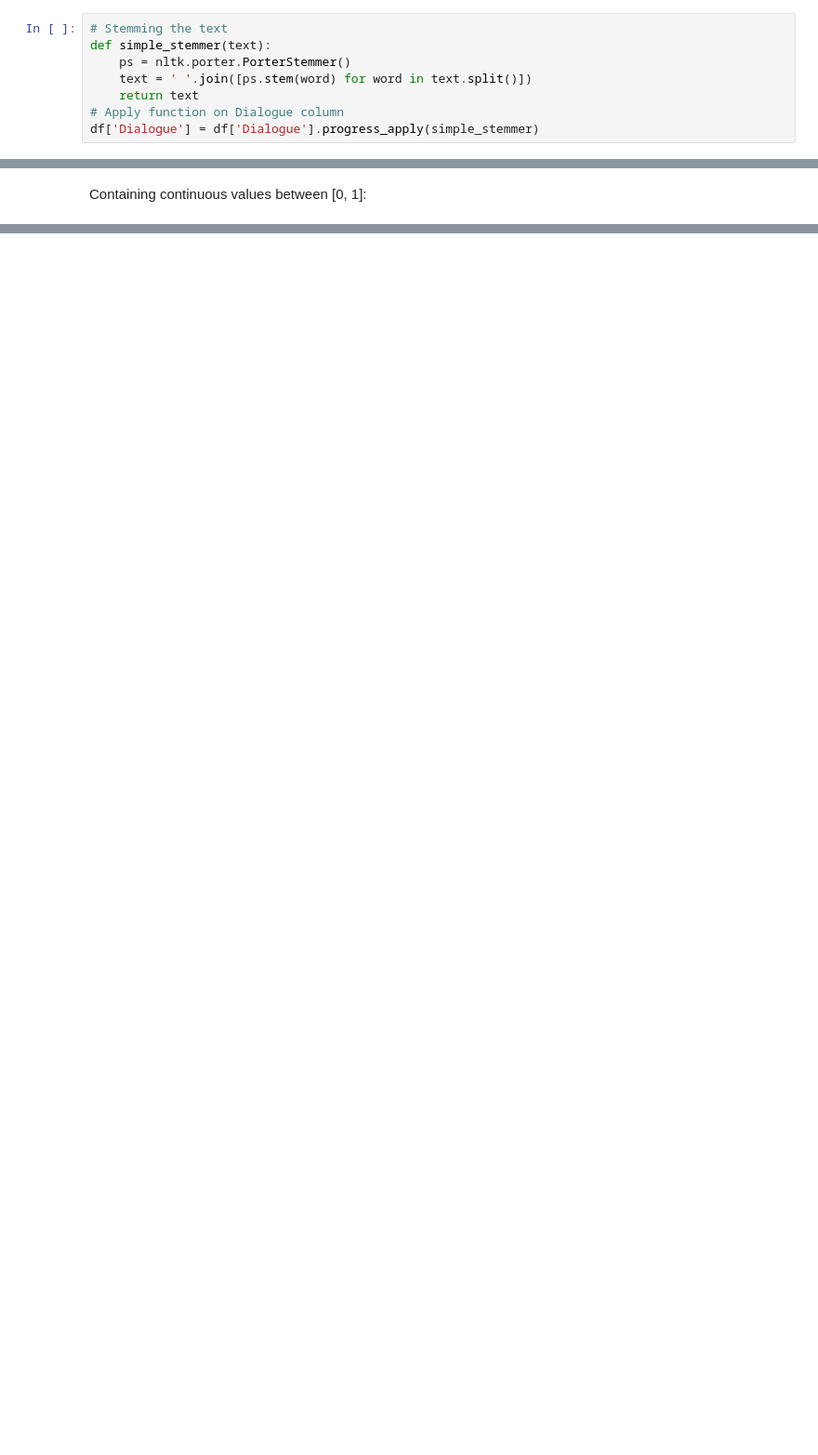
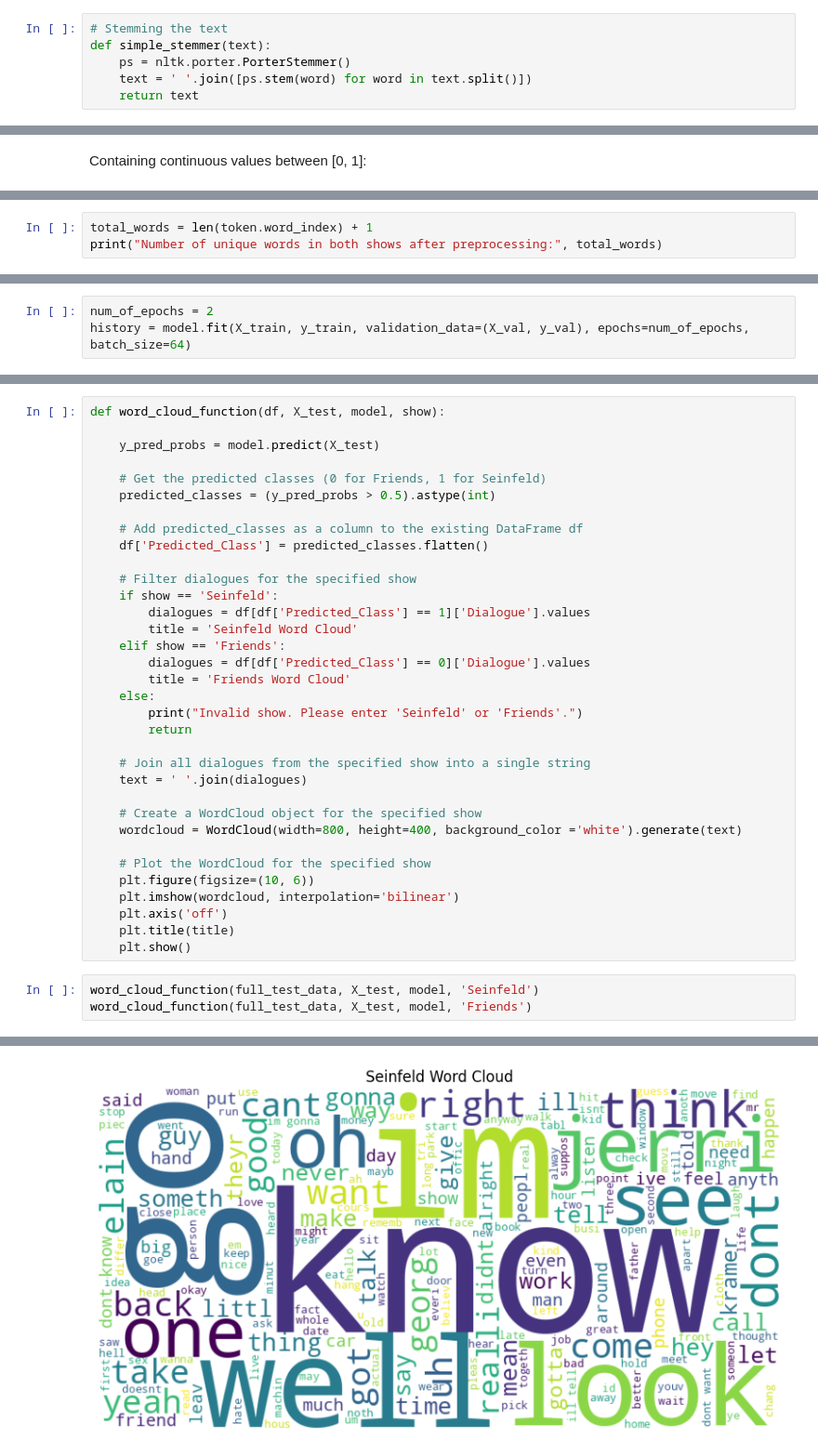
Before and after one commit to ShirazIsraeli/Anomly-Detection-In-Communication-Networks-, a Jupyter notebook: Assignment II - NLP/Assignment_II_Group_4.ipynb, the cells around one changed output, grey strips where cells are left out. Shown at 93% size. Cells and saved outputs as stored; diff of their text form; blank space fills up the shorter version.

```diff
--- a/Assignment II - NLP/Assignment_II_Group_4.ipynb
+++ b/Assignment II - NLP/Assignment_II_Group_4.ipynb
@@ -336,5 +391,3 @@ def simple_stemmer(text):
     ps = nltk.porter.PorterStemmer()
     text = ' '.join([ps.stem(word) for word in text.split()])
     return text
-# Apply function on Dialogue column
-df['Dialogue'] = df['Dialogue'].progress_apply(simple_stemmer)
@@ -477,0 +571,3 @@ print(x_train_tv[0])
+# %%
+total_words = len(token.word_index) + 1
+print("Number of unique words in both shows after preprocessing:", total_words)
@@ -477,0 +646,3 @@ print(x_train_tv[0])
+# %%
+num_of_epochs = 2
+history = model.fit(X_train, y_train, validation_data=(X_val, y_val), epochs=num_of_epochs, batch_size=64)
@@ -477,0 +760,38 @@ print(x_train_tv[0])
+# %%
+def word_cloud_function(df, X_test, model, show):
+
+    y_pred_probs = model.predict(X_test)
+
+    # Get the predicted classes (0 for Friends, 1 for Seinfeld)
+    predicted_classes = (y_pred_probs > 0.5).astype(int)
+
+    # Add predicted_classes as a column to the existing DataFrame df
+    df['Predicted_Class'] = predicted_classes.flatten()
+
+    # Filter dialogues for the specified show
+    if show == 'Seinfeld':
+        dialogues = df[df['Predicted_Class'] == 1]['Dialogue'].values
+        title = 'Seinfeld Word Cloud'
+    elif show == 'Friends':
+        dialogues = df[df['Predicted_Class'] == 0]['Dialogue'].values
+        title = 'Friends Word Cloud'
+    else:
+        print("Invalid show. Please enter 'Seinfeld' or 'Friends'.")
+        return
+
+    # Join all dialogues from the specified show into a single string
+    text = ' '.join(dialogues)
+
+    # Create a WordCloud object for the specified show
+    wordcloud = WordCloud(width=800, height=400, background_color ='white').generate(text)
+
+    # Plot the WordCloud for the specified show
+    plt.figure(figsize=(10, 6))
+    plt.imshow(wordcloud, interpolation='bilinear')
+    plt.axis('off')
+    plt.title(title)
+    plt.show()
+# %%
+word_cloud_function(full_test_data, X_test, model, 'Seinfeld')
+word_cloud_function(full_test_data, X_test, model, 'Friends')
+# %% [output]
@@ -477,0 +799 @@ print(x_train_tv[0])
+[figure, added]
```
Also changed, not shown: parts of 117 cells of this notebook.
